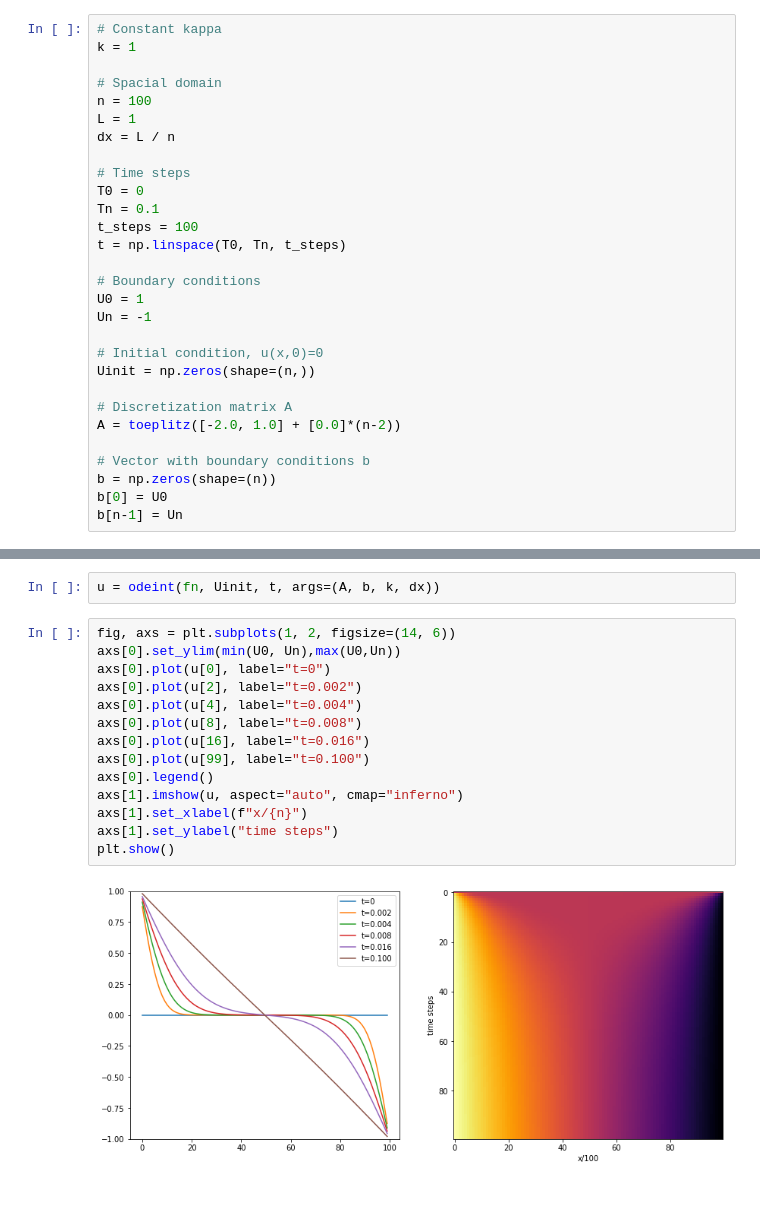
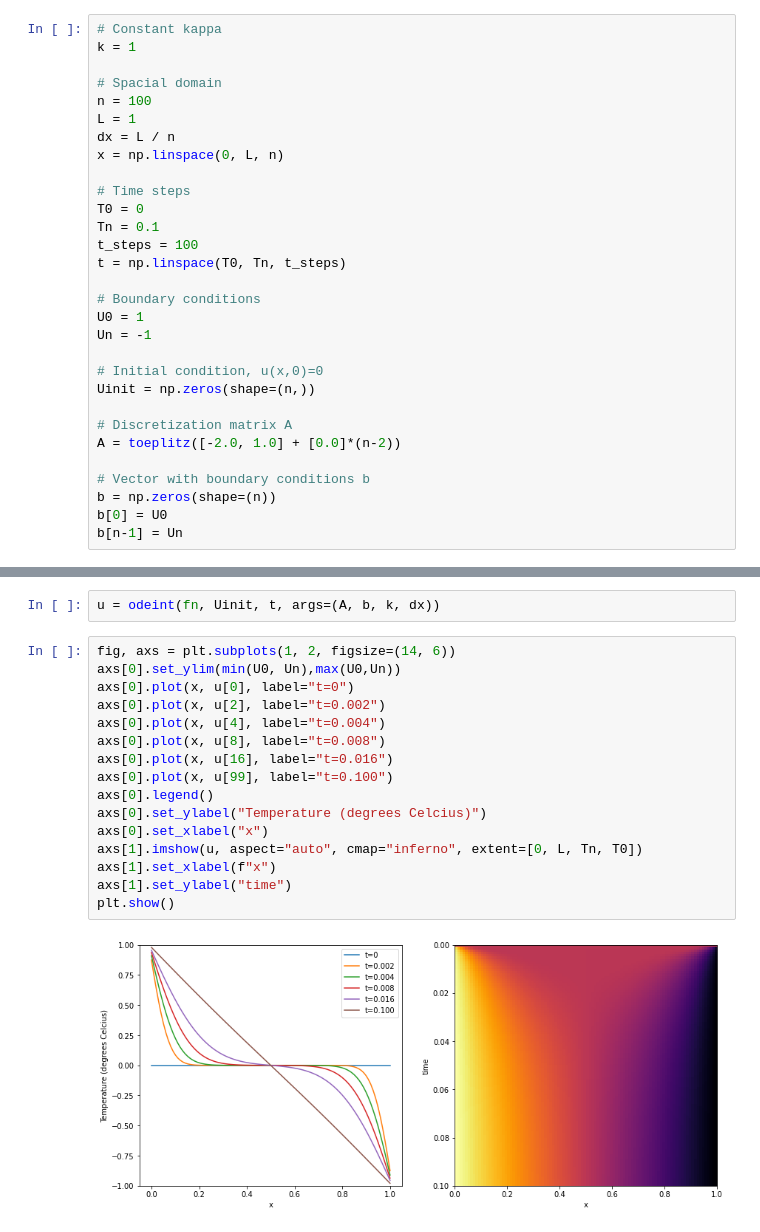
Before and after one commit to gilbertfrancois/partial-differential-equations, a Jupyter notebook: Heat equation, Finite Difference, SciPy method.ipynb, the cells around one changed output, grey strips where cells are left out. Cells and saved outputs as stored; diff of their text form; blank space fills up the shorter version.

```diff
--- a/Heat equation, Finite Difference, SciPy method.ipynb
+++ b/Heat equation, Finite Difference, SciPy method.ipynb
@@ -60,6 +60,7 @@ k = 1
 n = 100
 L = 1
 dx = L / n
+x = np.linspace(0, L, n)
 
 # Time steps
 T0 = 0
@@ -111,16 +112,18 @@ u = odeint(fn, Uinit, t, args=(A, b, k, dx))
 # %%
 fig, axs = plt.subplots(1, 2, figsize=(14, 6))
 axs[0].set_ylim(min(U0, Un),max(U0,Un))
-axs[0].plot(u[0], label="t=0")
-axs[0].plot(u[2], label="t=0.002")
-axs[0].plot(u[4], label="t=0.004")
-axs[0].plot(u[8], label="t=0.008")
-axs[0].plot(u[16], label="t=0.016")
-axs[0].plot(u[99], label="t=0.100")
+axs[0].plot(x, u[0], label="t=0")
+axs[0].plot(x, u[2], label="t=0.002")
+axs[0].plot(x, u[4], label="t=0.004")
+axs[0].plot(x, u[8], label="t=0.008")
+axs[0].plot(x, u[16], label="t=0.016")
+axs[0].plot(x, u[99], label="t=0.100")
 axs[0].legend()
-axs[1].imshow(u, aspect="auto", cmap="inferno")
-axs[1].set_xlabel(f"x/{n}")
-axs[1].set_ylabel("time steps")
+axs[0].set_ylabel("Temperature (degrees Celcius)")
+axs[0].set_xlabel("x")
+axs[1].imshow(u, aspect="auto", cmap="inferno", extent=[0, L, Tn, T0])
+axs[1].set_xlabel(f"x")
+axs[1].set_ylabel("time")
 plt.show()
 # %% [output]
-[figure, old version]
+[figure, new version]
```
Also changed, not shown: 4 other files.
